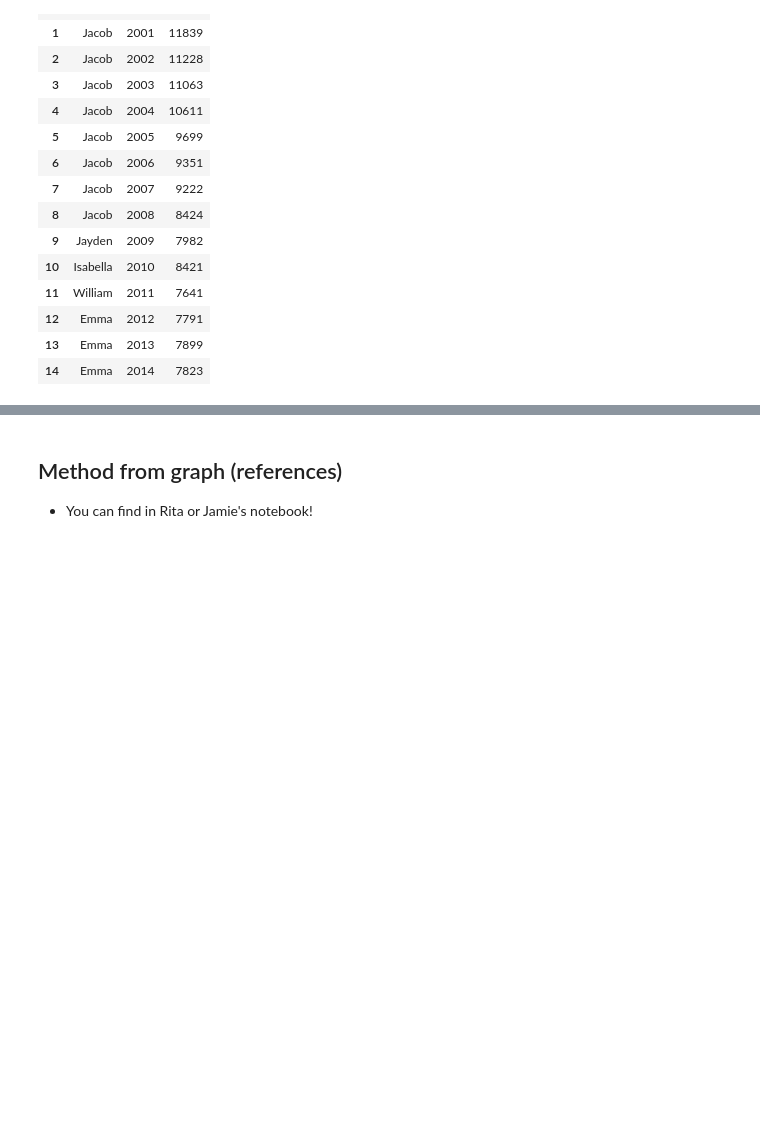
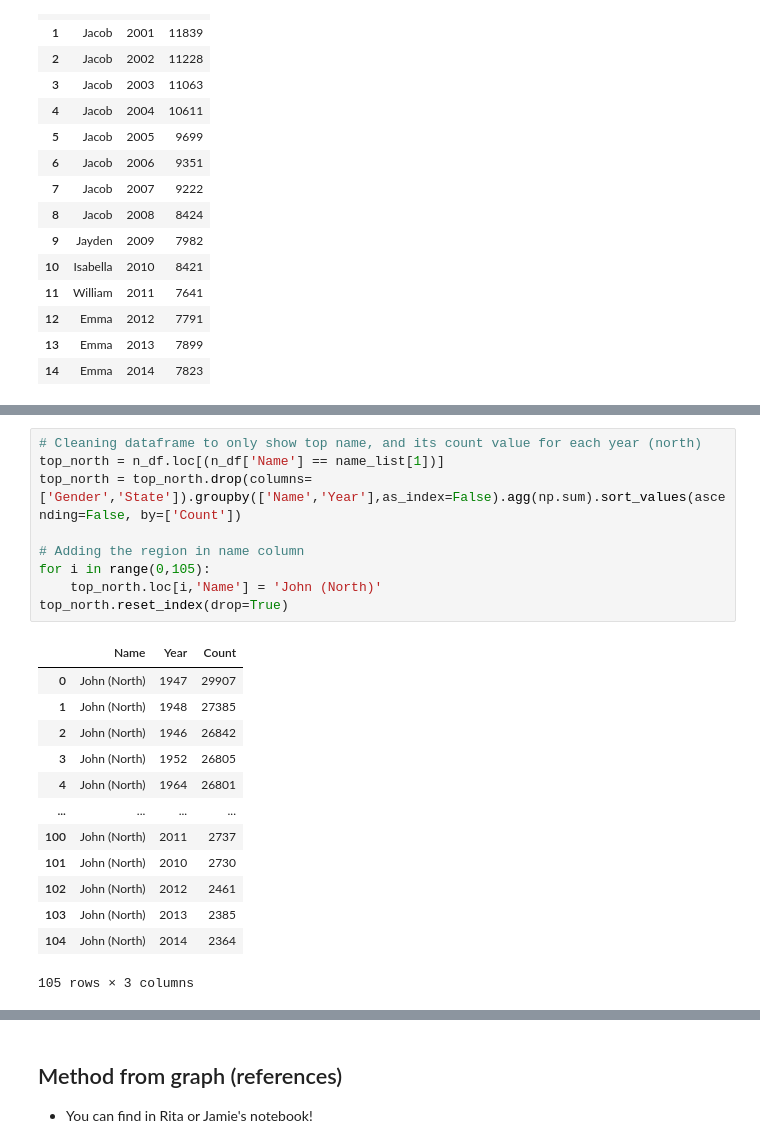
Before and after one commit to data301-2020-winter2/course-project-group_1039, a Jupyter notebook: analysis/submitted/analysis.ipynb, the cells around one changed output, grey strips where cells are left out. Saved outputs shown, nothing was run; the diff lists cells and outputs as text; blank space fills up the shorter version.

```diff
--- a/analysis/submitted/analysis.ipynb
+++ b/analysis/submitted/analysis.ipynb
@@ -279,0 +313,23 @@ get_top_in_interval(s_df, begin=2000, stop=2014)
+# %%
+# Cleaning dataframe to only show top name, and its count value for each year (north)
+top_north = n_df.loc[(n_df['Name'] == name_list[1])]
+top_north = top_north.drop(columns=['Gender','State']).groupby(['Name','Year'],as_index=False).agg(np.sum).sort_values(ascending=False, by=['Count'])
+
+# Adding the region in name column
+for i in range(0,105):
+    top_north.loc[i,'Name'] = 'John (North)'
+top_north.reset_index(drop=True)
+# %% [output]
+|  | Name | Year | Count |
+| 0 | John (North) | 1947 | 29907 |
+| 1 | John (North) | 1948 | 27385 |
+| 2 | John (North) | 1946 | 26842 |
+| 3 | John (North) | 1952 | 26805 |
+| 4 | John (North) | 1964 | 26801 |
+| ... | ... | ... | ... |
+| 100 | John (North) | 2011 | 2737 |
+| 101 | John (North) | 2010 | 2730 |
+| 102 | John (North) | 2012 | 2461 |
+| 103 | John (North) | 2013 | 2385 |
+| 104 | John (North) | 2014 | 2364 |
+105 rows × 3 columns
```
Also changed, not shown: parts of 11 cells of this notebook.
